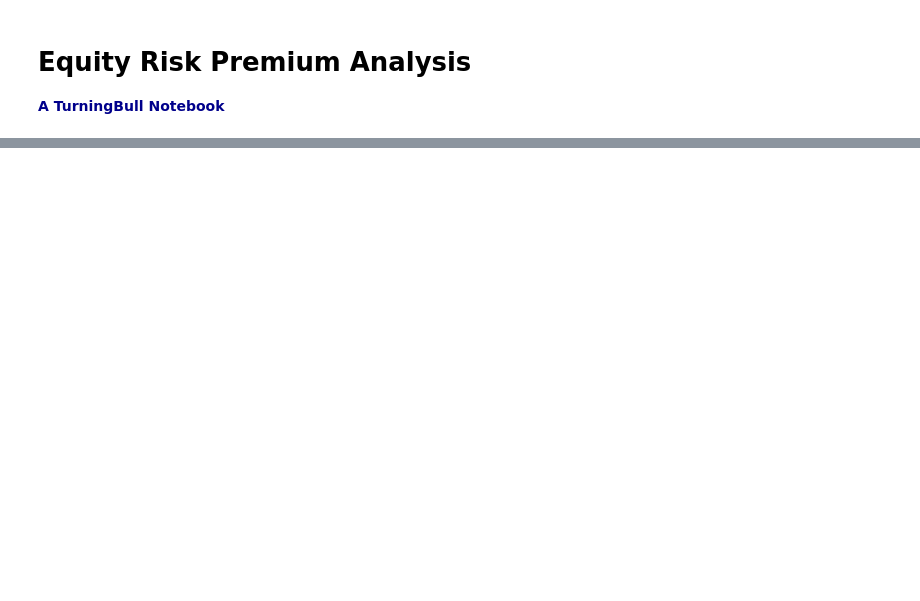
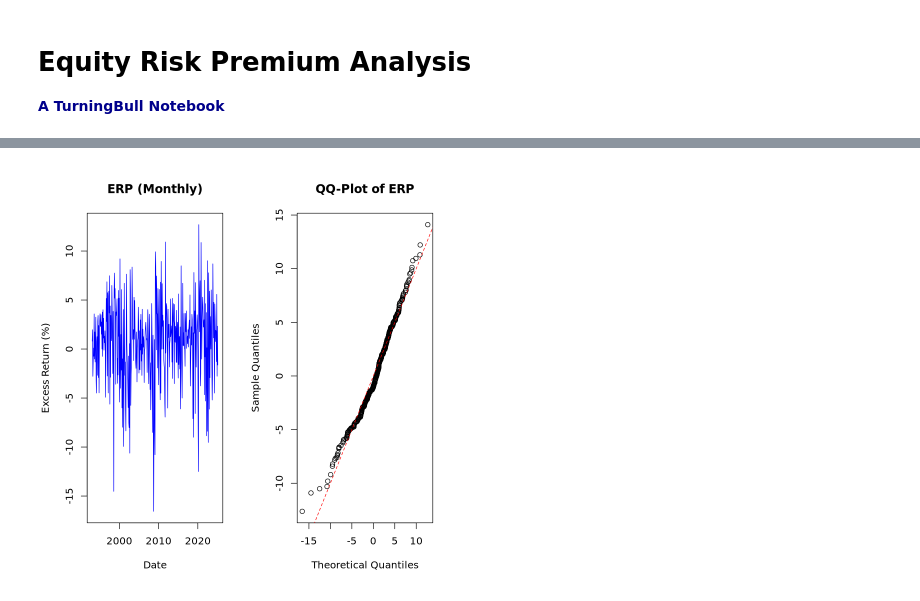
Before and after one commit to rtrimble13/tb-notebooks, a Jupyter notebook: src/202503_eq_prem.ipynb, the cells around one changed output, grey strips where cells are left out. Cells and saved outputs as stored; diff of their text form; code cells hidden in the pictures; blank space fills up the shorter version.

```diff
--- a/src/202503_eq_prem.ipynb
+++ b/src/202503_eq_prem.ipynb
@@ -40,0 +95,15 @@ merge(spy.monthly, t.bill, by='date', all.x=TRUE)
+# %%
+# Get 3-month and 10-year Treasury yields from Quantmod
+getSymbols(c("DGS3MO", "DGS10"), src = "FRED")
+
+# Resample to monthly data
+t_bill <- data.table(date = index(DGS3MO), rate = DGS3MO[, 1])
+t_bill <- t_bill[, .(rate = last(rate.DGS3MO)), by = .(year(date), month(date))]
+t_bill[, date := as.Date(paste(year, month, "01", sep = "-"))]
+t_bill <- t_bill[, .(date, rate)]
+t_bill <- t_bill[, rate := round(rate / 12, 2)]  # Convert to monthly rate
+
+t_bond <- data.table(date = index(DGS10), rate = DGS10[, 1])
+t_bond <- t_bond[, .(rate = last(rate.DGS10)), by = year(date)]
+t_bond[, date := as.Date(paste(year, "12", "31", sep = "-"))]
+t_bond <- t_bond[, .(date, rate)]
@@ -40,0 +114,15 @@ merge(spy.monthly, t.bill, by='date', all.x=TRUE)
+# %%
+## Monthly ERP
+erp_month <- na.omit(merge(spy_monthly, t_bill, by = "date", all.x = TRUE))
+erp_month[, erp := rtn - rate]
+
+## Annual ERP
+
+# Function to compute annualized returns.
+annual_return <- function(x) round((prod(1 + x / 100) - 1) * 100, 2)
+
+erp_year <- na.omit(merge(spy_monthly[, .(annual_rtn = annual_return(rtn)),
+                                      by = year(date)],
+                          t_bond[, .(rate = last(rate)), by = year(date)],
+                          all.x = TRUE))[-.N]
+erp_year[, erp := annual_rtn - rate]
@@ -40,0 +134,12 @@ merge(spy.monthly, t.bill, by='date', all.x=TRUE)
+# %%
+par(bg = "white", mfrow = c(1, 2))
+plot(erp_month$date, erp_month$erp, type = "l", col = "blue",
+     xlab = "Date", ylab = "Excess Return (%)",
+     main = "ERP (Monthly)")
+qqplot(erp_month$erp, y = rnorm(1000, mean(erp_month$erp),
+                                sd = sd(erp_month$erp)),
+       main = "QQ-Plot of ERP",
+       xlab = "Theoretical Quantiles", ylab = "Sample Quantiles")
+abline(0, 1, col = "red", lty = 2)
+# %% [output]
+[figure, added]
```
Also changed, not shown: parts of 31 cells of this notebook, 1 other file.
